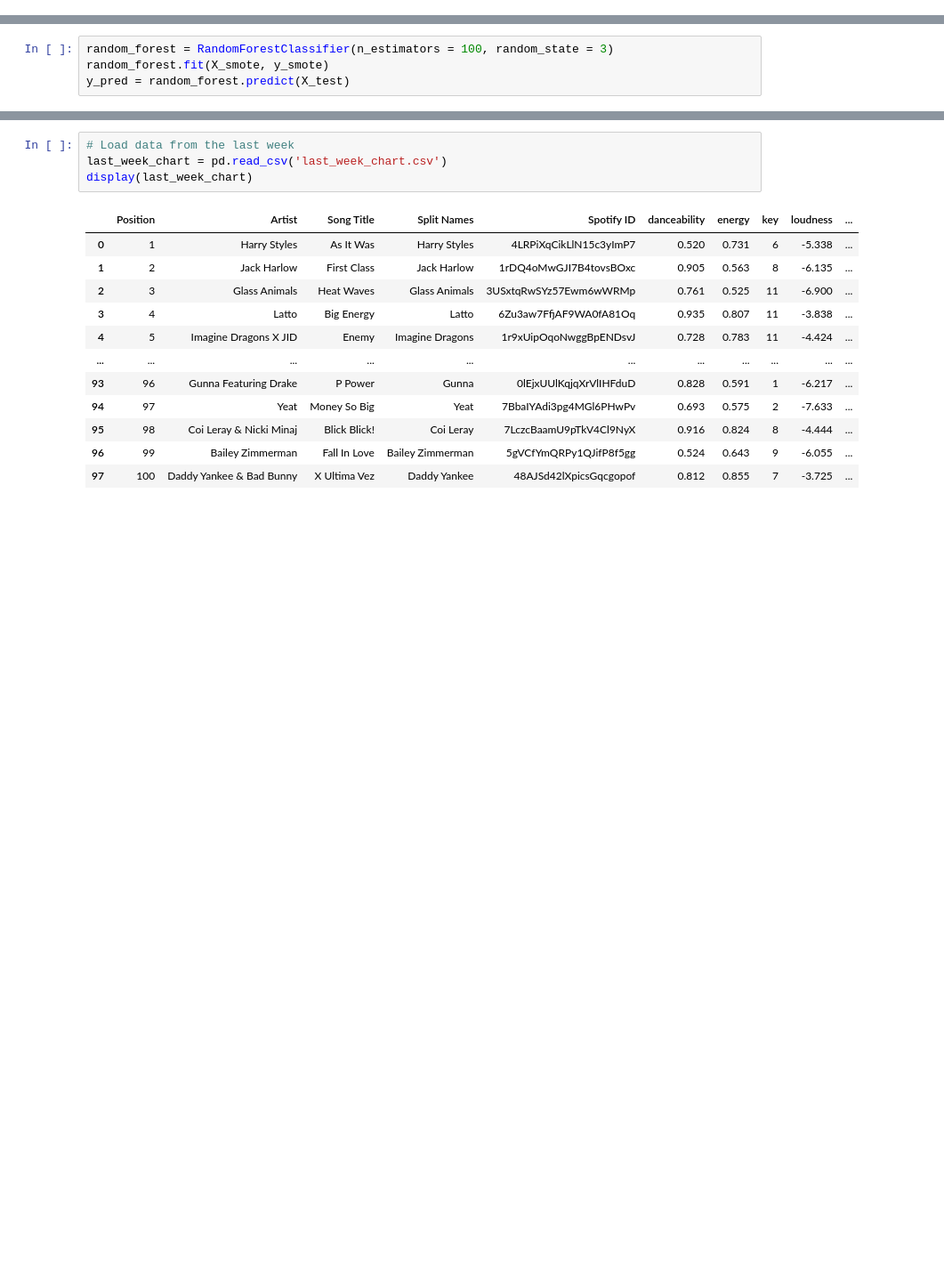
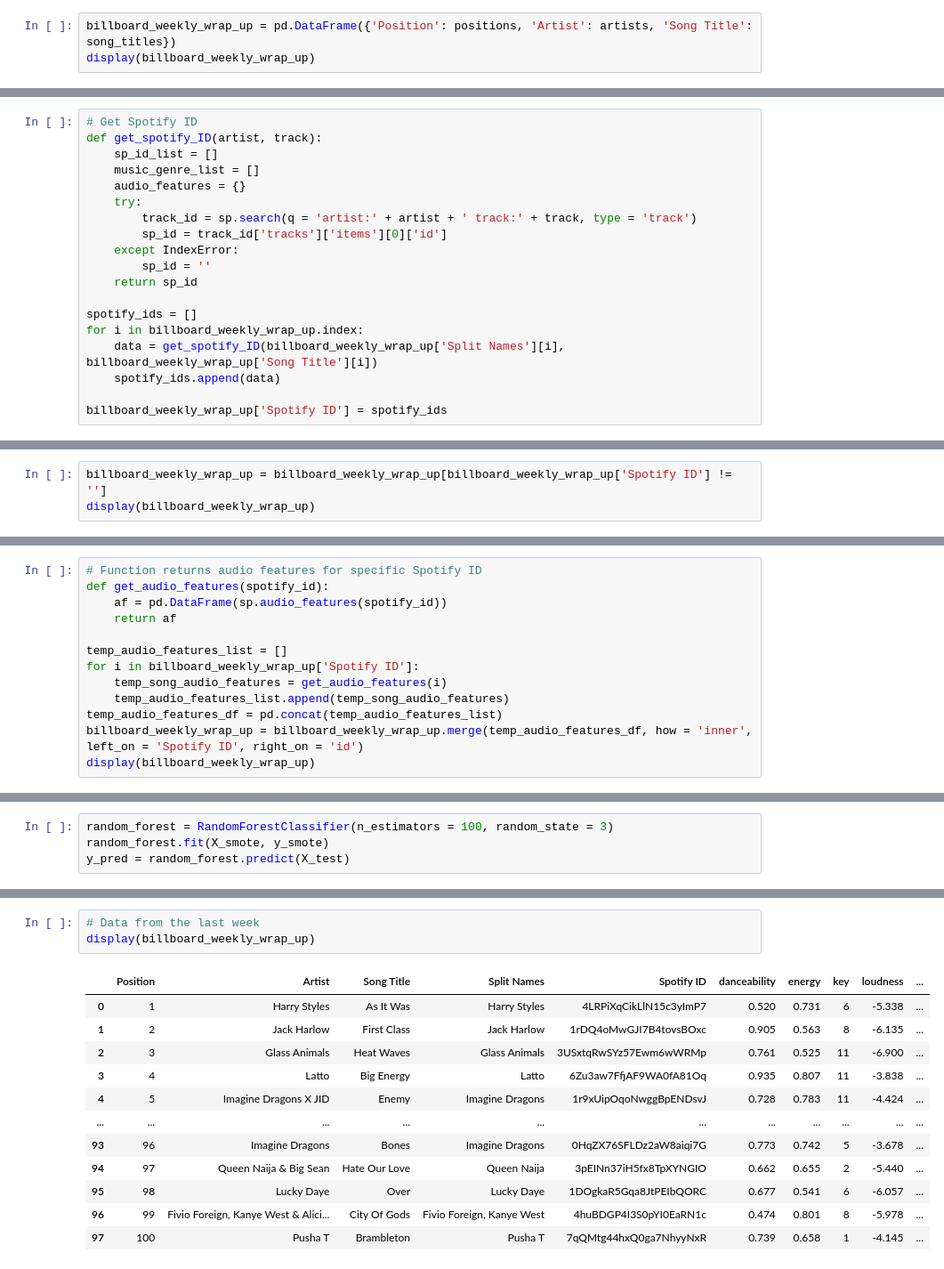
Before and after one commit to alsarna/lyrics_nlp, a Jupyter notebook: hit_prediction.ipynb, the cells around one changed output, grey strips where cells are left out. Shown at 89% size. Saved outputs shown, nothing was run; the diff lists cells and outputs as text; blank space fills up the shorter version.

Commit message:
merge get_last_week_chart and hit_prediction scripts

```diff
--- a/hit_prediction.ipynb
+++ b/hit_prediction.ipynb
@@ -10,0 +37,3 @@ pd.options.mode.chained_assignment = None
+# %%
+billboard_weekly_wrap_up = pd.DataFrame({'Position': positions, 'Artist': artists, 'Song Title': song_titles})
+display(billboard_weekly_wrap_up)
@@ -10,0 +81,19 @@ pd.options.mode.chained_assignment = None
+# %%
+# Get Spotify ID
+def get_spotify_ID(artist, track):
+    sp_id_list = []
+    music_genre_list = []
+    audio_features = {}
+    try:
+        track_id = sp.search(q = 'artist:' + artist + ' track:' + track, type = 'track')
+        sp_id = track_id['tracks']['items'][0]['id']
+    except IndexError:
+        sp_id = ''
+    return sp_id
+
+spotify_ids = []
+for i in billboard_weekly_wrap_up.index:
+    data = get_spotify_ID(billboard_weekly_wrap_up['Split Names'][i], billboard_weekly_wrap_up['Song Title'][i])
+    spotify_ids.append(data)
+
+billboard_weekly_wrap_up['Spotify ID'] = spotify_ids
@@ -10,0 +104,3 @@ pd.options.mode.chained_assignment = None
+# %%
+billboard_weekly_wrap_up = billboard_weekly_wrap_up[billboard_weekly_wrap_up['Spotify ID'] != '']
+display(billboard_weekly_wrap_up)
@@ -10,0 +121,13 @@ pd.options.mode.chained_assignment = None
+# %%
+# Function returns audio features for specific Spotify ID
+def get_audio_features(spotify_id):
+    af = pd.DataFrame(sp.audio_features(spotify_id))
+    return af
+
+temp_audio_features_list = []
+for i in billboard_weekly_wrap_up['Spotify ID']:
+    temp_song_audio_features = get_audio_features(i)
+    temp_audio_features_list.append(temp_song_audio_features)
+temp_audio_features_df = pd.concat(temp_audio_features_list)
+billboard_weekly_wrap_up = billboard_weekly_wrap_up.merge(temp_audio_features_df, how = 'inner', left_on = 'Spotify ID', right_on = 'id')
+display(billboard_weekly_wrap_up)
@@ -61,18 +199,17 @@ Test accuracy:  0.8537414965986394
 # %%
-# Load data from the last week
-last_week_chart = pd.read_csv('last_week_chart.csv')
-display(last_week_chart)
+# Data from the last week
+display(billboard_weekly_wrap_up)
 # %% [output]
 |  | Position | Artist | Song Title | Split Names | Spotify ID | danceability | energy | key | loudness | ... |
 | 0 | 1 | Harry Styles | As It Was | Harry Styles | 4LRPiXqCikLlN15c3yImP7 | 0.520 | 0.731 | 6 | -5.338 | ... |
 | 1 | 2 | Jack Harlow | First Class | Jack Harlow | 1rDQ4oMwGJI7B4tovsBOxc | 0.905 | 0.563 | 8 | -6.135 | ... |
 | 2 | 3 | Glass Animals | Heat Waves | Glass Animals | 3USxtqRwSYz57Ewm6wWRMp | 0.761 | 0.525 | 11 | -6.900 | ... |
 | 3 | 4 | Latto | Big Energy | Latto | 6Zu3aw7FfjAF9WA0fA81Oq | 0.935 | 0.807 | 11 | -3.838 | ... |
 | 4 | 5 | Imagine Dragons X JID | Enemy | Imagine Dragons | 1r9xUipOqoNwggBpENDsvJ | 0.728 | 0.783 | 11 | -4.424 | ... |
 | ... | ... | ... | ... | ... | ... | ... | ... | ... | ... | ... |
-| 93 | 96 | Gunna Featuring Drake | P Power | Gunna | 0lEjxUUlKqjqXrVlIHFduD | 0.828 | 0.591 | 1 | -6.217 | ... |
-| 94 | 97 | Yeat | Money So Big | Yeat | 7BbaIYAdi3pg4MGl6PHwPv | 0.693 | 0.575 | 2 | -7.633 | ... |
-| 95 | 98 | Coi Leray & Nicki Minaj | Blick Blick! | Coi Leray | 7LczcBaamU9pTkV4Cl9NyX | 0.916 | 0.824 | 8 | -4.444 | ... |
-| 96 | 99 | Bailey Zimmerman | Fall In Love | Bailey Zimmerman | 5gVCfYmQRPy1QJifP8f5gg | 0.524 | 0.643 | 9 | -6.055 | ... |
-| 97 | 100 | Daddy Yankee & Bad Bunny | X Ultima Vez | Daddy Yankee | 48AJSd42lXpicsGqcgopof | 0.812 | 0.855 | 7 | -3.725 | ... |
+| 93 | 96 | Imagine Dragons | Bones | Imagine Dragons | 0HqZX76SFLDz2aW8aiqi7G | 0.773 | 0.742 | 5 | -3.678 | ... |
+| 94 | 97 | Queen Naija & Big Sean | Hate Our Love | Queen Naija | 3pEINn37iH5fx8TpXYNGIO | 0.662 | 0.655 | 2 | -5.440 | ... |
+| 95 | 98 | Lucky Daye | Over | Lucky Daye | 1DOgkaR5Gqa8JtPEIbQORC | 0.677 | 0.541 | 6 | -6.057 | ... |
+| 96 | 99 | Fivio Foreign, Kanye West & Alici... | City Of Gods | Fivio Foreign, Kanye West | 4huBDGP4I3S0pYI0EaRN1c | 0.474 | 0.801 | 8 | -5.978 | ... |
+| 97 | 100 | Pusha T | Brambleton | Pusha T | 7qQMtg44hxQ0ga7NhyyNxR | 0.739 | 0.658 | 1 | -4.145 | ... |
 98 rows × 23 columns
```
Also changed, not shown: parts of 16 cells of this notebook, 1 other file.
